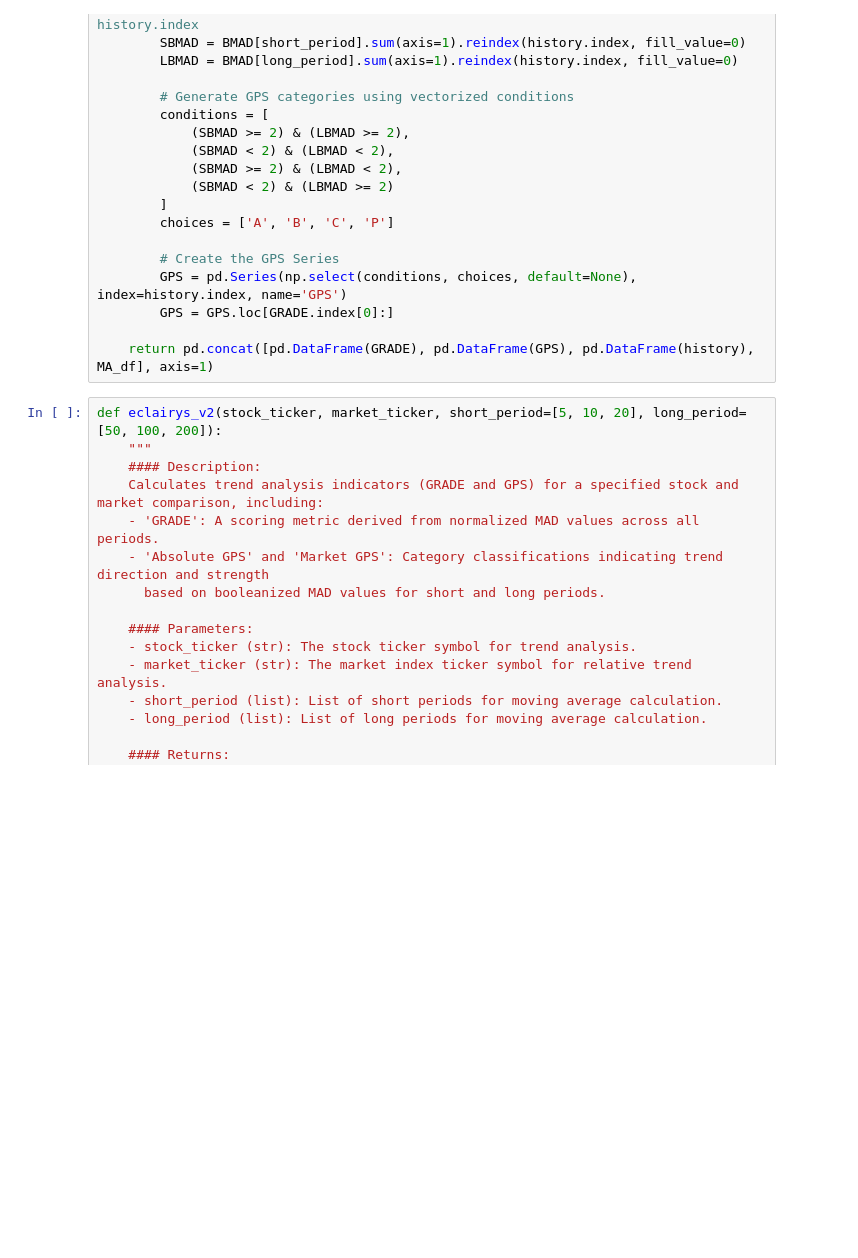
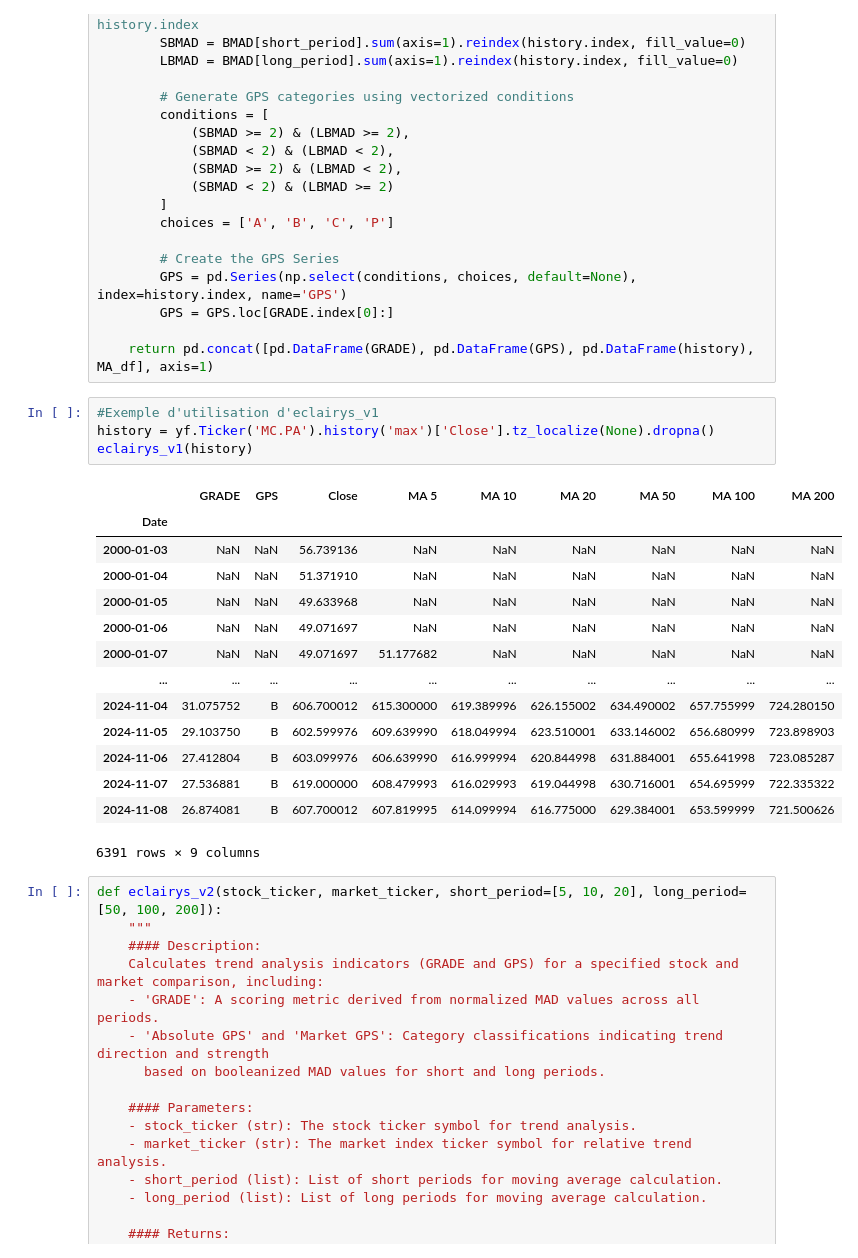
Before and after one commit to SuperWD40/Groupe_bancaire_Student_challenge, a Jupyter notebook: eclairys_analysis.ipynb, the cells around one changed output. Cells and saved outputs as stored; diff of their text form; blank space fills up the shorter version.

```diff
--- a/eclairys_analysis.ipynb
+++ b/eclairys_analysis.ipynb
@@ -154,6 +154,25 @@ def eclairys_v1(history, short_period=[5, 10, 20], long_period=[50, 100, 200]):
         GPS = GPS.loc[GRADE.index[0]:]
 
     return pd.concat([pd.DataFrame(GRADE), pd.DataFrame(GPS), pd.DataFrame(history), MA_df], axis=1)
+# %%
+#Exemple d'utilisation d'eclairys_v1
+history = yf.Ticker('MC.PA').history('max')['Close'].tz_localize(None).dropna()
+eclairys_v1(history)
+# %% [output]
+|  | GRADE | GPS | Close | MA 5 | MA 10 | MA 20 | MA 50 | MA 100 | MA 200 |
+| Date |  |  |  |  |  |  |  |  |  |
+| 2000-01-03 | NaN | NaN | 56.739136 | NaN | NaN | NaN | NaN | NaN | NaN |
+| 2000-01-04 | NaN | NaN | 51.371910 | NaN | NaN | NaN | NaN | NaN | NaN |
+| 2000-01-05 | NaN | NaN | 49.633968 | NaN | NaN | NaN | NaN | NaN | NaN |
+| 2000-01-06 | NaN | NaN | 49.071697 | NaN | NaN | NaN | NaN | NaN | NaN |
+| 2000-01-07 | NaN | NaN | 49.071697 | 51.177682 | NaN | NaN | NaN | NaN | NaN |
+| ... | ... | ... | ... | ... | ... | ... | ... | ... | ... |
+| 2024-11-04 | 31.075752 | B | 606.700012 | 615.300000 | 619.389996 | 626.155002 | 634.490002 | 657.755999 | 724.280150 |
+| 2024-11-05 | 29.103750 | B | 602.599976 | 609.639990 | 618.049994 | 623.510001 | 633.146002 | 656.680999 | 723.898903 |
+| 2024-11-06 | 27.412804 | B | 603.099976 | 606.639990 | 616.999994 | 620.844998 | 631.884001 | 655.641998 | 723.085287 |
+| 2024-11-07 | 27.536881 | B | 619.000000 | 608.479993 | 616.029993 | 619.044998 | 630.716001 | 654.695999 | 722.335322 |
+| 2024-11-08 | 26.874081 | B | 607.700012 | 607.819995 | 614.099994 | 616.775000 | 629.384001 | 653.599999 | 721.500626 |
+6391 rows × 9 columns
 # %%
 def eclairys_v2(stock_ticker, market_ticker, short_period=[5, 10, 20], long_period=[50, 100, 200]):
     """
```
Also changed, not shown: parts of 8 cells of this notebook.
